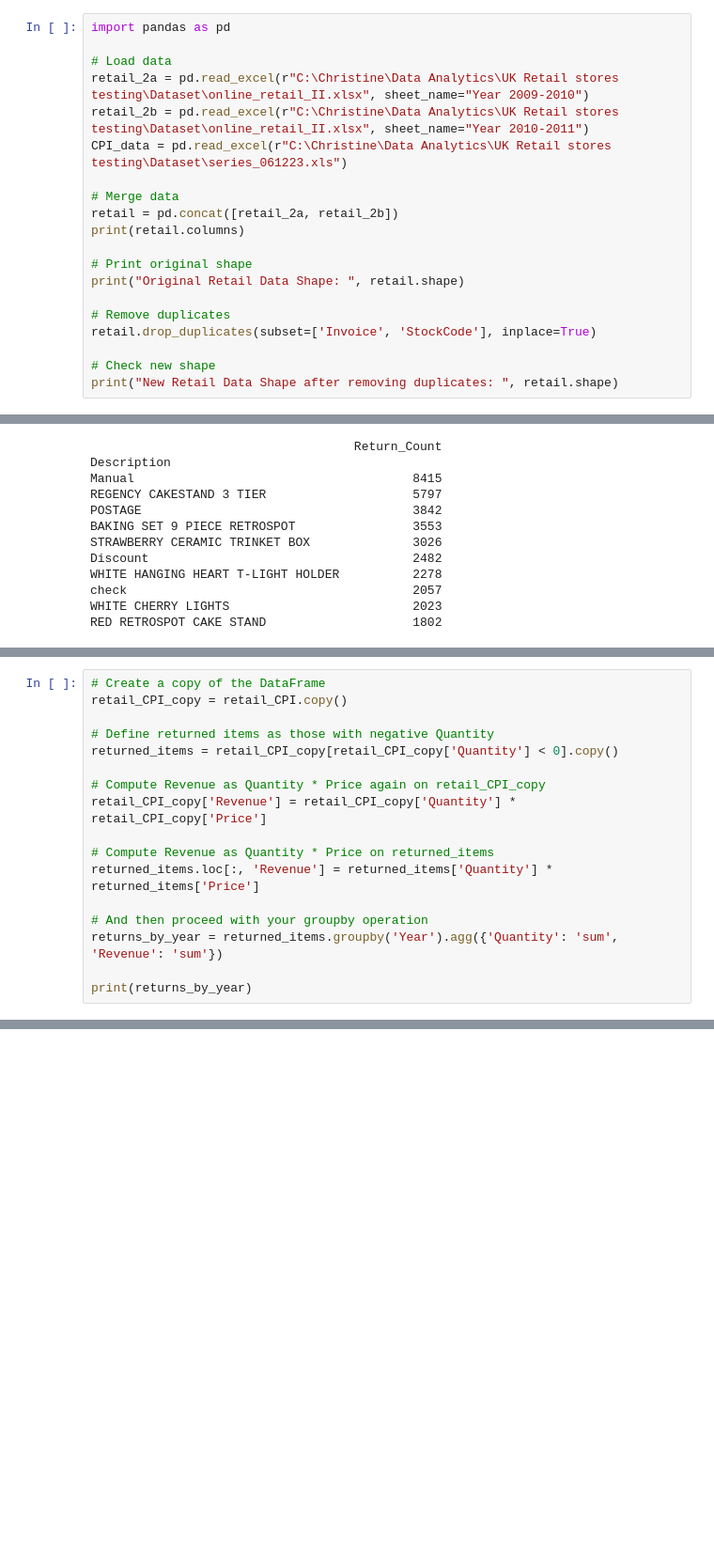
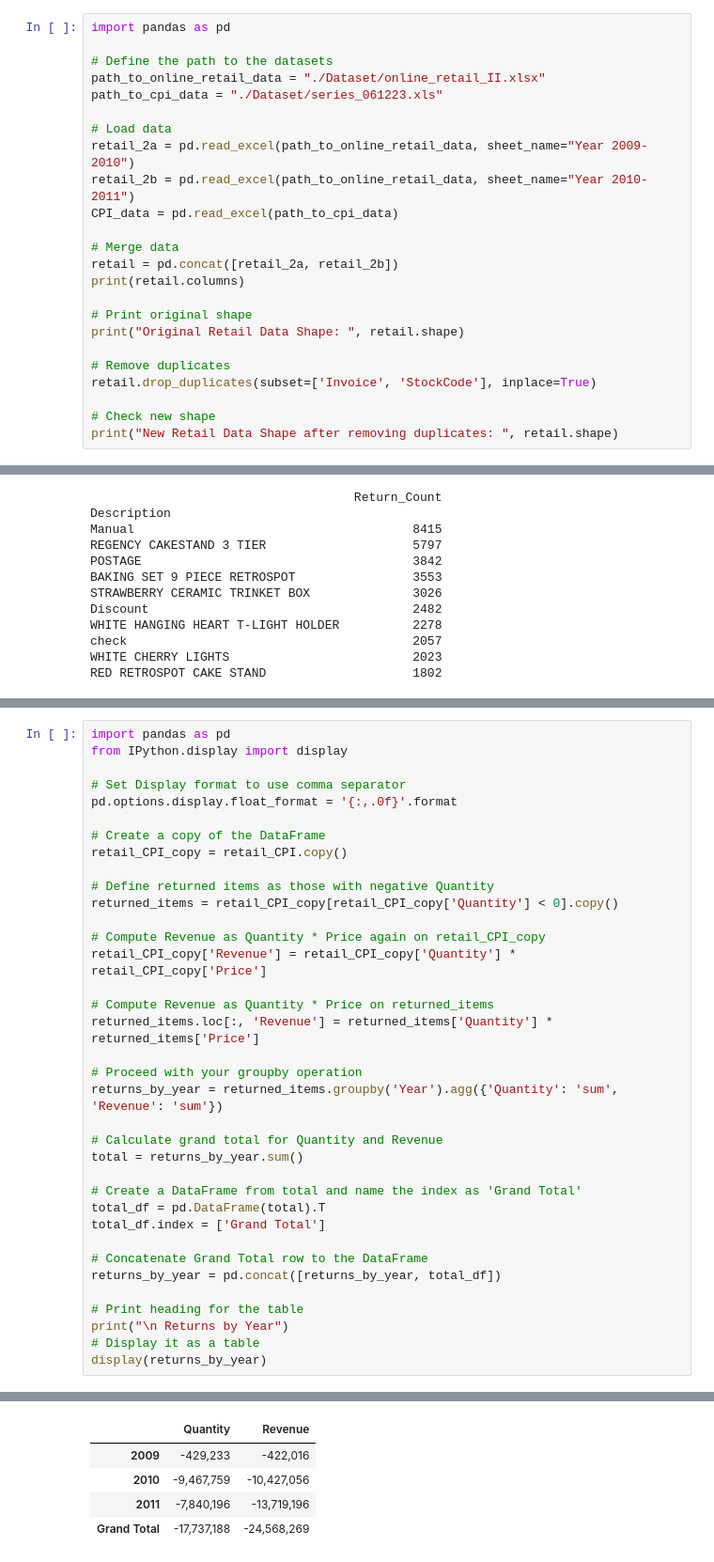
Before and after one commit to Krisi/Data-Analysis-for-a-UK-Online-Retail-Store, a Jupyter notebook: Christine_Chepkwony_Independent Project 2_Online_Retail.ipynb, the cells around one changed output, grey strips where cells are left out. Shown at 94% size. Saved outputs shown, nothing was run; the diff lists cells and outputs as text; blank space fills up the shorter version.

Commit message:
modified paths to relative paths

```diff
--- a/Christine_Chepkwony_Independent Project 2_Online_Retail.ipynb
+++ b/Christine_Chepkwony_Independent Project 2_Online_Retail.ipynb
@@ -1,10 +3,14 @@
 # %%
 import pandas as pd
 
+# Define the path to the datasets
+path_to_online_retail_data = "./Dataset/online_retail_II.xlsx"
+path_to_cpi_data = "./Dataset/series_061223.xls"
+
 # Load data
-retail_2a = pd.read_excel(r"C:\Christine\Data Analytics\UK Retail stores testing\Dataset\online_retail_II.xlsx", sheet_name="Year 2009-2010")
-retail_2b = pd.read_excel(r"C:\Christine\Data Analytics\UK Retail stores testing\Dataset\online_retail_II.xlsx", sheet_name="Year 2010-2011")
-CPI_data = pd.read_excel(r"C:\Christine\Data Analytics\UK Retail stores testing\Dataset\series_061223.xls")
+retail_2a = pd.read_excel(path_to_online_retail_data, sheet_name="Year 2009-2010")
+retail_2b = pd.read_excel(path_to_online_retail_data, sheet_name="Year 2010-2011")
+CPI_data = pd.read_excel(path_to_cpi_data)
 
 # Merge data
 retail = pd.concat([retail_2a, retail_2b])
@@ -1330,5 +1384,11 @@ Length: 17042738, dtype: bool
 Number of mismatches in Revenue Calculation:  0
 # %%
+import pandas as pd
+from IPython.display import display
+
+# Set Display format to use comma separator
+pd.options.display.float_format = '{:,.0f}'.format
+
 # Create a copy of the DataFrame
 retail_CPI_copy = retail_CPI.copy()
 
@@ -1341,8 +1401,21 @@ retail_CPI_copy['Revenue'] = retail_CPI_copy['Quantity'] * retail_CPI_copy['Pric
 # Compute Revenue as Quantity * Price on returned_items
 returned_items.loc[:, 'Revenue'] = returned_items['Quantity'] * returned_items['Price']
 
-# And then proceed with your groupby operation
+# Proceed with your groupby operation
 returns_by_year = returned_items.groupby('Year').agg({'Quantity': 'sum', 'Revenue': 'sum'})
 
-print(returns_by_year)
+# Calculate grand total for Quantity and Revenue
+total = returns_by_year.sum()
+
+# Create a DataFrame from total and name the index as 'Grand Total'
+total_df = pd.DataFrame(total).T
+total_df.index = ['Grand Total']
+
+# Concatenate Grand Total row to the DataFrame
+returns_by_year = pd.concat([returns_by_year, total_df])
+
+# Print heading for the table
+print("\n Returns by Year")
+# Display it as a table
+display(returns_by_year)
 # %% [output]
@@ -1353,0 +1423,5 @@ Year
+|  | Quantity | Revenue |
+| 2009 | -429,233 | -422,016 |
+| 2010 | -9,467,759 | -10,427,056 |
+| 2011 | -7,840,196 | -13,719,196 |
+| Grand Total | -17,737,188 | -24,568,269 |
```
Also changed, not shown: parts of 24 cells of this notebook.
